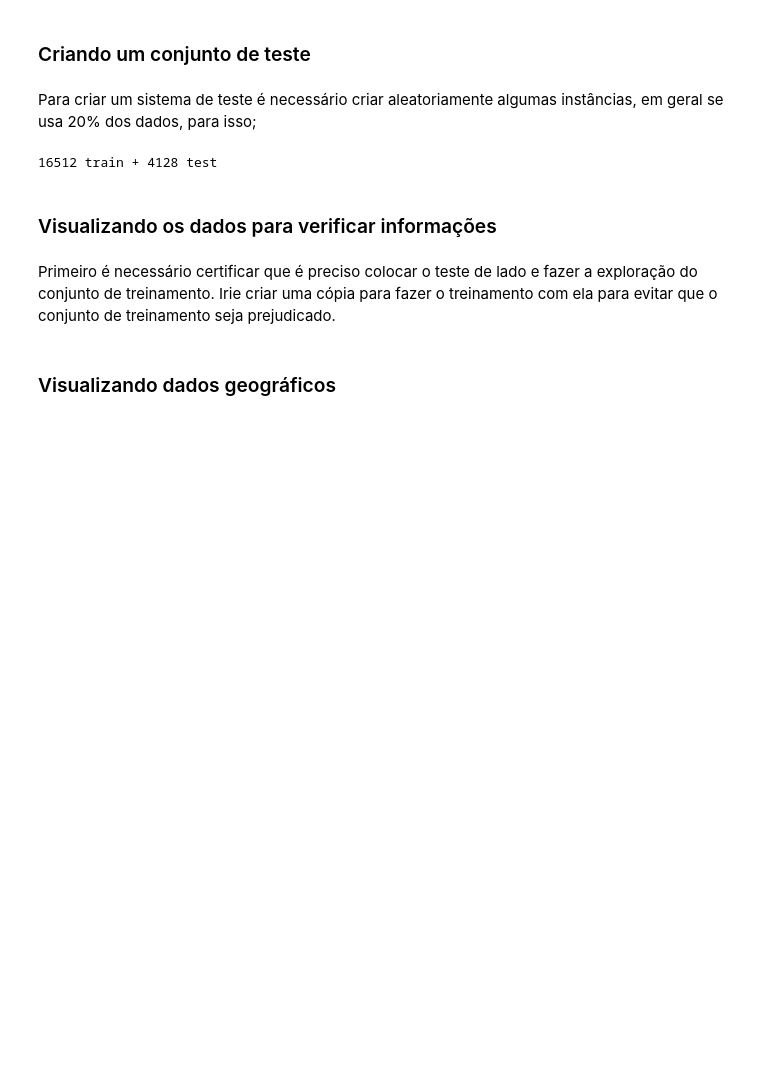
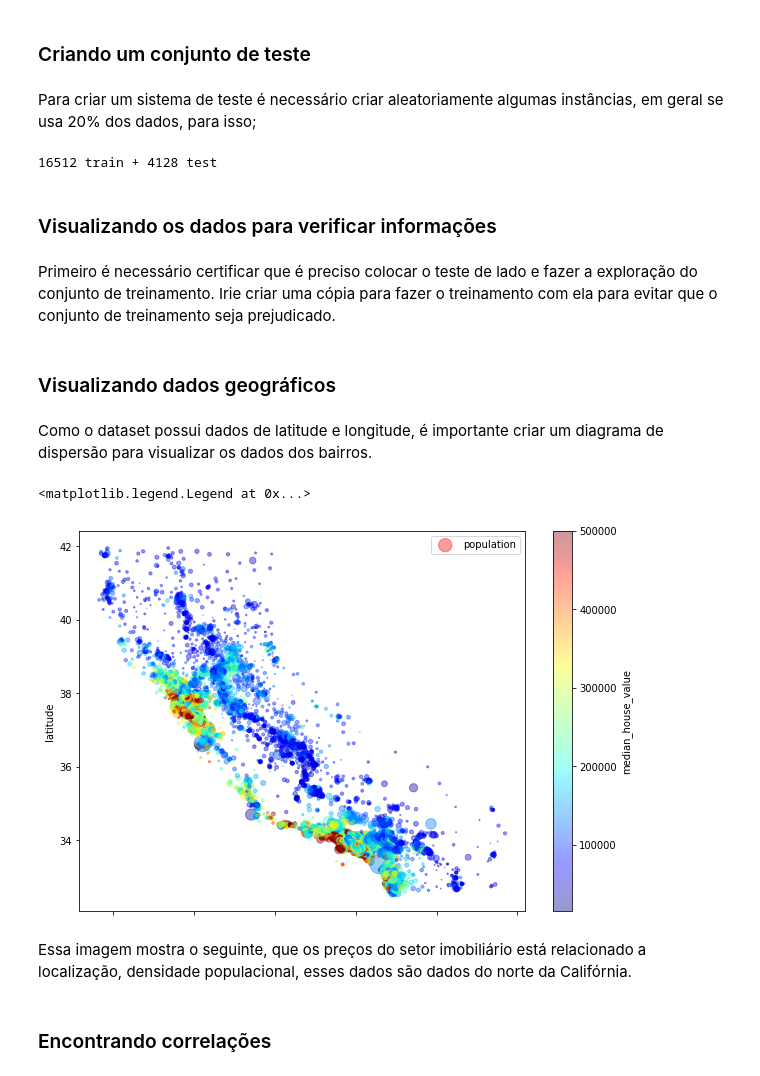
Before and after one commit to diegoSilva93/descricao_machine_learning, a Jupyter notebook: Machine Learning Descrição.ipynb, the cells around one changed output. Cells and saved outputs as stored; diff of their text form; code cells hidden in the pictures; blank space fills up the shorter version.

Commit message:
visualizando dados geograficos

```diff
--- a/Machine Learning Descrição.ipynb
+++ b/Machine Learning Descrição.ipynb
@@ -196,3 +198,19 @@ Primeiro é necessário certificar que é preciso colocar o teste de lado e faze
 arquivo = strat_train_set.copy()
 # %% [markdown]
 ### Visualizando dados geográficos
+# %% [markdown]
+Como o dataset possui dados de latitude e longitude, é importante criar um diagrama de dispersão para visualizar os dados dos bairros.
+# %%
+import matplotlib.pyplot as plt
+arquivo.plot(kind = 'scatter', x = 'longitude', y = 'latitude', alpha = 0.4,
+            s = arquivo['population'] / 100, label = 'population', figsize = (10, 7),
+            c = 'median_house_value', cmap = plt.get_cmap('jet'), colorbar = True,
+)
+plt.legend()
+# %% [output]
+<matplotlib.legend.Legend at 0x...>
+[figure, added]
+# %% [markdown]
+Essa imagem mostra o seguinte, que os preços do setor imobiliário está relacionado a localização, densidade populacional, esses dados são dados do norte da Califórnia.
+# %% [markdown]
+### Encontrando correlações
```
Also changed, not shown: parts of 1 cell of this notebook.
